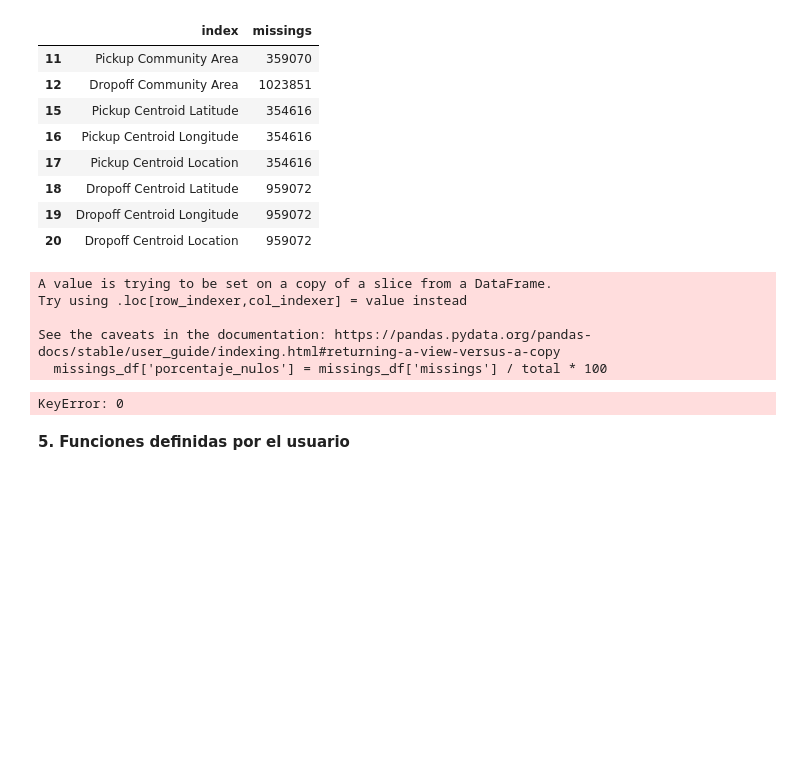
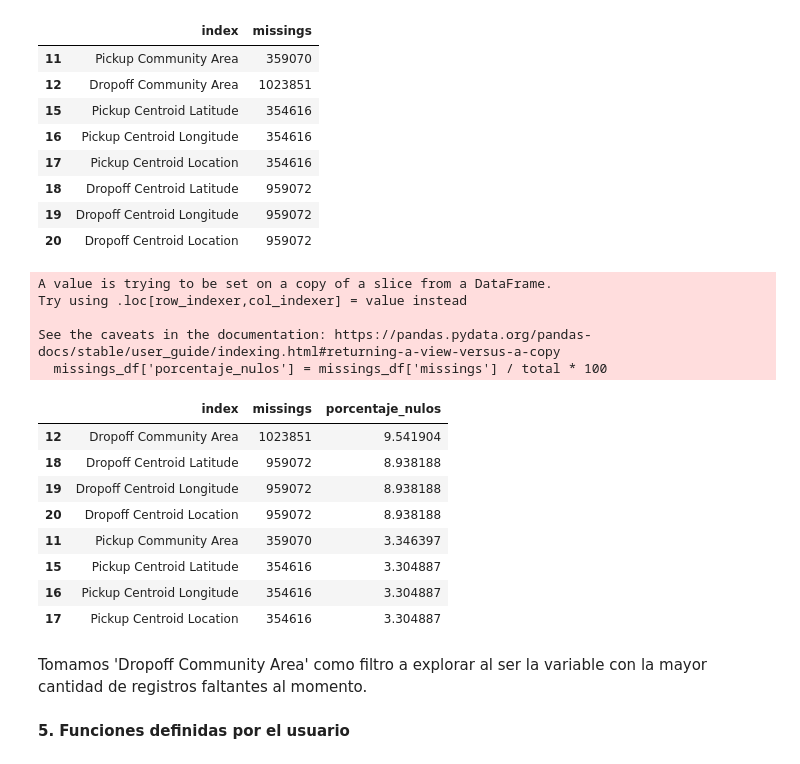
Before and after one commit to cuauhtemocbe/Taxi-GCP-Spark, a Jupyter notebook: Taxis_Trips_Prediction.ipynb, the cells around one changed output. Saved outputs shown, nothing was run; the diff lists cells and outputs as text; code cells hidden in the pictures; blank space fills up the shorter version.

Commit message:
Actualizacion conteo de missings

```diff
--- a/Taxis_Trips_Prediction.ipynb
+++ b/Taxis_Trips_Prediction.ipynb
@@ -604,11 +604,19 @@ missings_df
 # %%
 total = df.count()
 missings_df['porcentaje_nulos'] = missings_df['missings'] / total * 100
-missings_df.sort_values(0, ascending=False)
+missings_df.sort_values('porcentaje_nulos', ascending=False)
 # %% [output]
 A value is trying to be set on a copy of a slice from a DataFrame.
 Try using .loc[row_indexer,col_indexer] = value instead
 
 See the caveats in the documentation: https://pandas.pydata.org/pandas-docs/stable/user_guide/indexing.html#returning-a-view-versus-a-copy
   missings_df['porcentaje_nulos'] = missings_df['missings'] / total * 100
-KeyError: 0
+|  | index | missings | porcentaje_nulos |
+| 12 | Dropoff Community Area | 1023851 | 9.541904 |
+| 18 | Dropoff Centroid Latitude | 959072 | 8.938188 |
+| 19 | Dropoff Centroid Longitude | 959072 | 8.938188 |
+| 20 | Dropoff Centroid Location | 959072 | 8.938188 |
+| 11 | Pickup Community Area | 359070 | 3.346397 |
+| 15 | Pickup Centroid Latitude | 354616 | 3.304887 |
+| 16 | Pickup Centroid Longitude | 354616 | 3.304887 |
+| 17 | Pickup Centroid Location | 354616 | 3.304887 |
@@ -617,3 +623,5 @@ Tomamos 'Dropoff Community Area' como filtro a explorar al ser la variable con l
+# %% [markdown]
+Tomamos 'Dropoff Community Area' como filtro a explorar al ser la variable con la mayor cantidad de registros faltantes al momento.
 # %%
 taxi_df.dropna(subset=['Trip Total'], inplace=True)
 # %%
```
Also changed, not shown: parts of 1 cell of this notebook.
